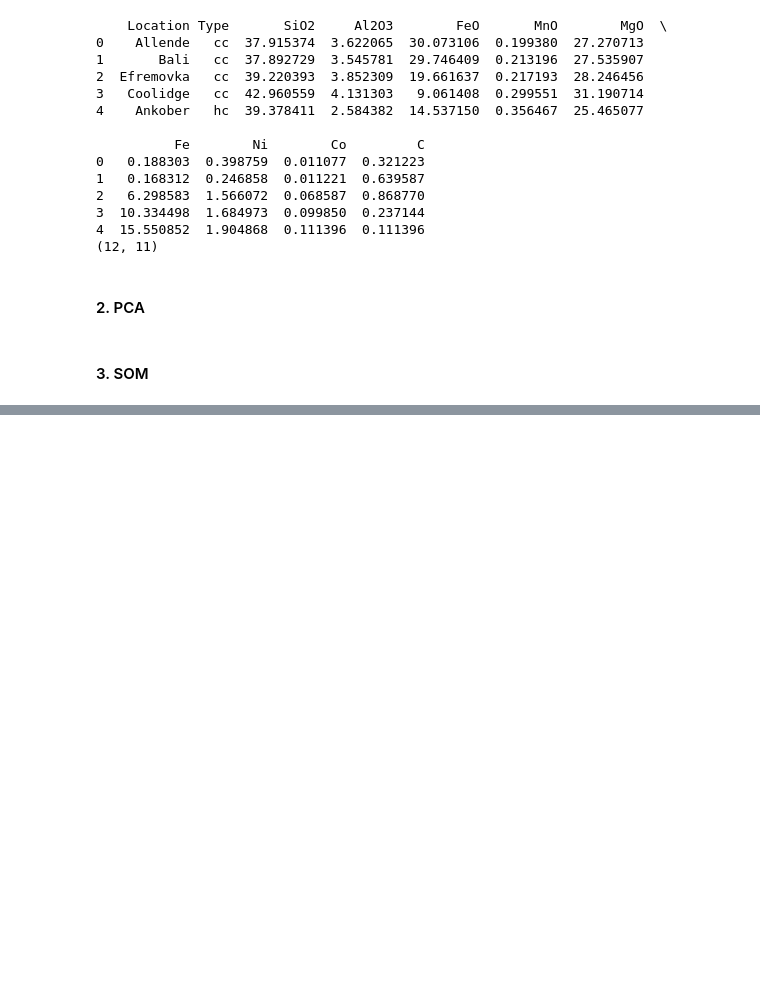
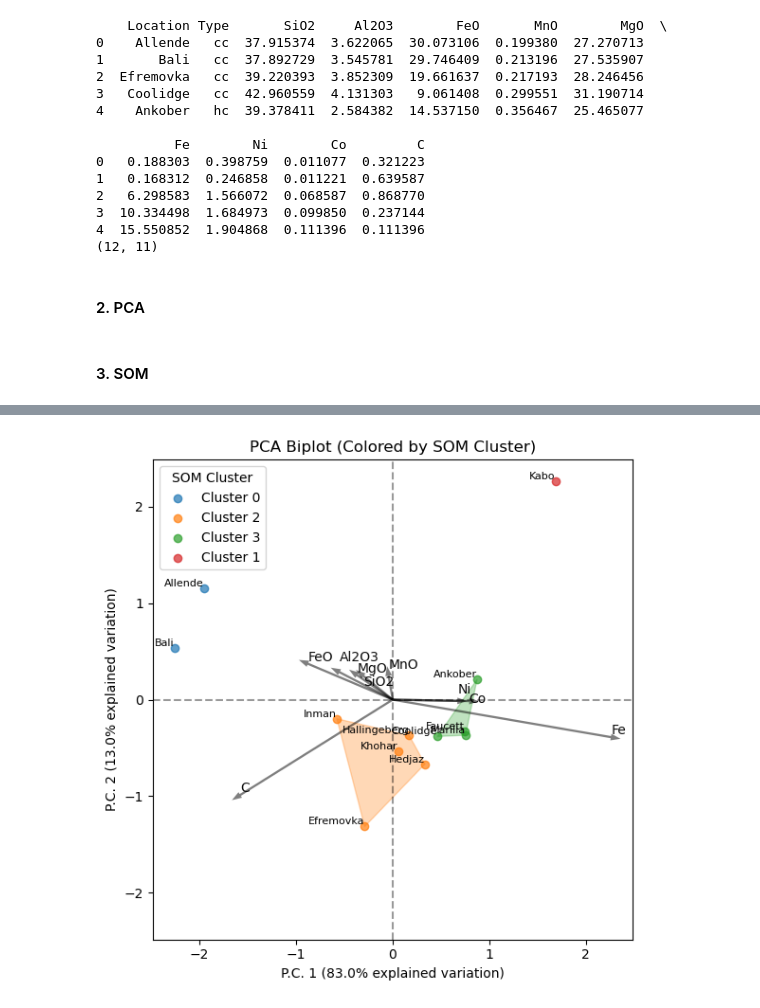
Before and after one commit to AntonWangDTU/coda_exam, a Jupyter notebook: src/clustering.ipynb, the cells around one changed output, grey strips where cells are left out. Cells and saved outputs as stored; diff of their text form; code cells hidden in the pictures; blank space fills up the shorter version.

```diff
--- a/src/clustering.ipynb
+++ b/src/clustering.ipynb
@@ -378,0 +228,53 @@ Clustered data (first few rows):
+# %%
+data['SOM_NodeCluster'] = clustered_data['SOM_NodeCluster']
+# %%
+import matplotlib.pyplot as plt
+import numpy as np
+from scipy.spatial import ConvexHull
+
+# Define colors for each SOM cluster
+unique_clusters = data['SOM_NodeCluster'].unique()
+color_map = {cluster_label: color for cluster_label, color in zip(unique_clusters, plt.cm.tab10.colors)}
+
+# Create figure and axis
+fig, ax = plt.subplots(figsize=(8, 6))
+
+# Create the biplot object, telling it to use ax
+mypca = coda.pca.Biplot(data.iloc[:, 2:-1], axis=ax, default=False)
+
+# Plot loadings
+mypca.plotloadings()
+mypca.adjustloadinglabels()
+ax.set_title('PCA Biplot (Colored by SOM Cluster)')
+
+# Plot points and convex hulls per cluster
+for cluster_label in unique_clusters:
+    indices = data[data['SOM_NodeCluster'] == cluster_label].index
+    samples = mypca.scores.columns[indices]
+    x = np.array([mypca.scores.loc['pc1', s] for s in samples])
+    y = np.array([mypca.scores.loc['pc2', s] for s in samples])
+
+    # Scatter plot points
+    ax.scatter(x, y, color=color_map[cluster_label], label=f'Cluster {cluster_label}', alpha=0.7)
+
+    # Draw convex hull if at least 3 points
+    if len(x) >= 3:
+        points = np.column_stack((x, y))
+        hull = ConvexHull(points)
+        vertices = np.append(hull.vertices, hull.vertices[0])  # close the loop
+        ax.fill(points[vertices, 0], points[vertices, 1], color=color_map[cluster_label], alpha=0.3)
+
+    # Annotate each point with location
+    for i, s in zip(indices, samples):
+        location_label = data.loc[i, 'Location']
+        ax.text(mypca.scores.loc['pc1', s], mypca.scores.loc['pc2', s],
+                str(location_label), fontsize=8, ha='right', va='bottom')
+
+# Add legend
+ax.legend(title='SOM Cluster')
+
+plt.tight_layout()
+#plt.savefig('../handin/figures/pca_biplot_som_convexhull.png', dpi=300, bbox_inches='tight')
+plt.show()
+# %% [output]
+[figure, added]
```
Also changed, not shown: parts of 7 cells of this notebook, 2 other files.
